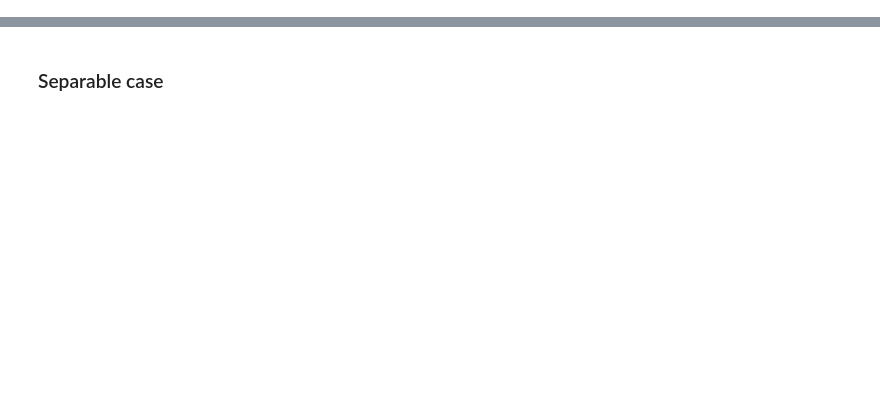
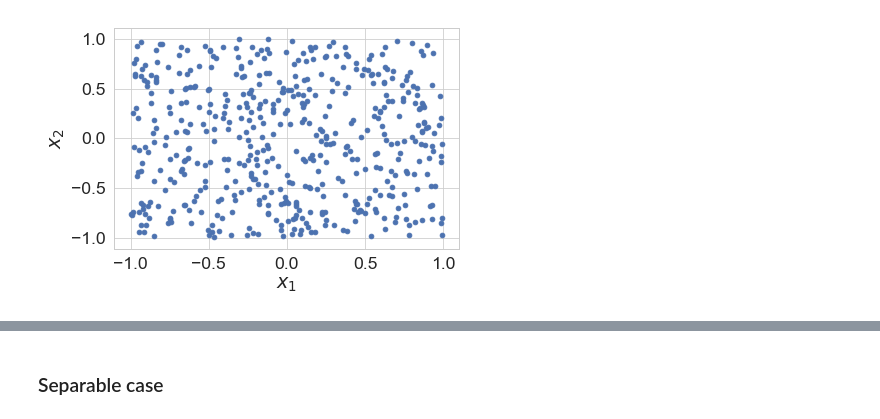
Before and after one commit to ubdsgroup/mlcourse-ub-notebooks, a Jupyter notebook: notebooks/SupportVectorMachines.ipynb, the cells around one changed output, grey strips where cells are left out. Cells and saved outputs as stored; diff of their text form; code cells hidden in the pictures; blank space fills up the shorter version.

```diff
--- a/notebooks/SupportVectorMachines.ipynb
+++ b/notebooks/SupportVectorMachines.ipynb
@@ -7,0 +20,10 @@ from sklearn.datasets import make_blobs
+# %%
+X = np.vstack([np.random.uniform(-1,1,500),np.random.uniform(-1,1,500)]).T
+# %%
+# let us assume this is all the data
+plt.scatter(X[:, 0], X[:, 1])
+plt.xlabel('$x_1$')
+plt.ylabel('$x_2$')
+plt.tight_layout()
+# %% [output]
+[figure, added]
```
Also changed, not shown: parts of 33 cells of this notebook.
